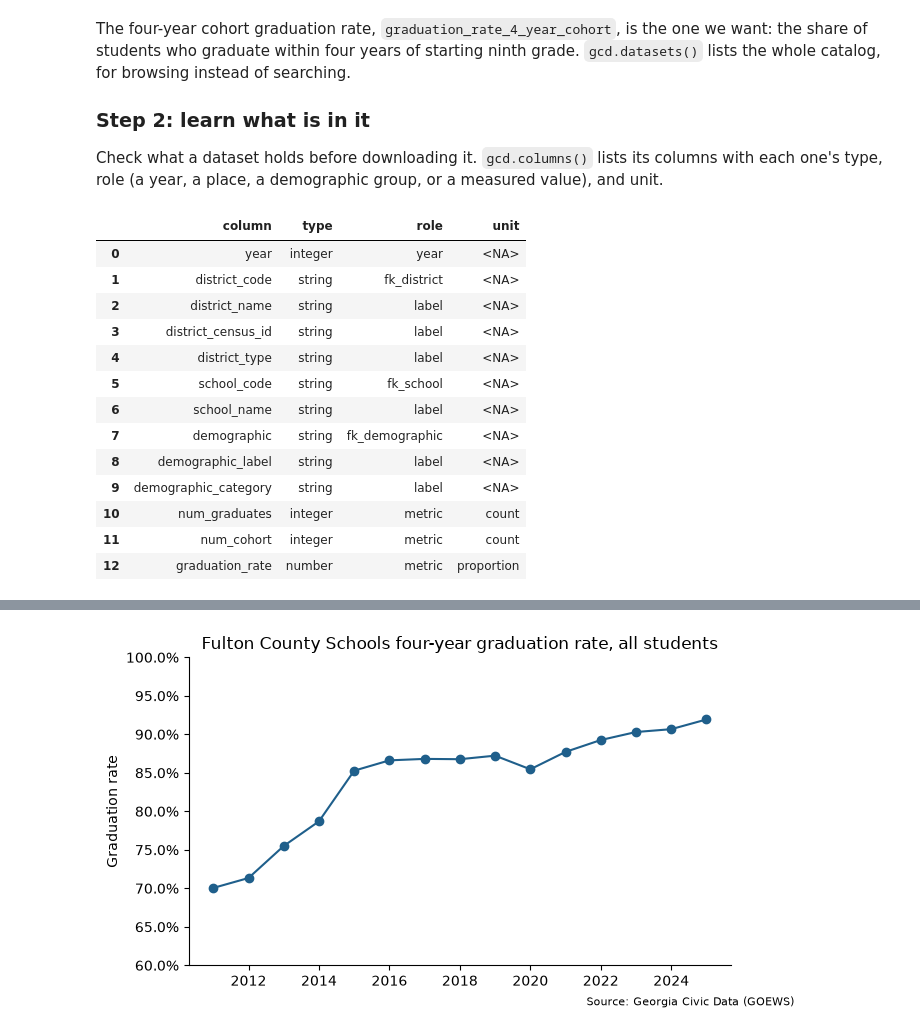
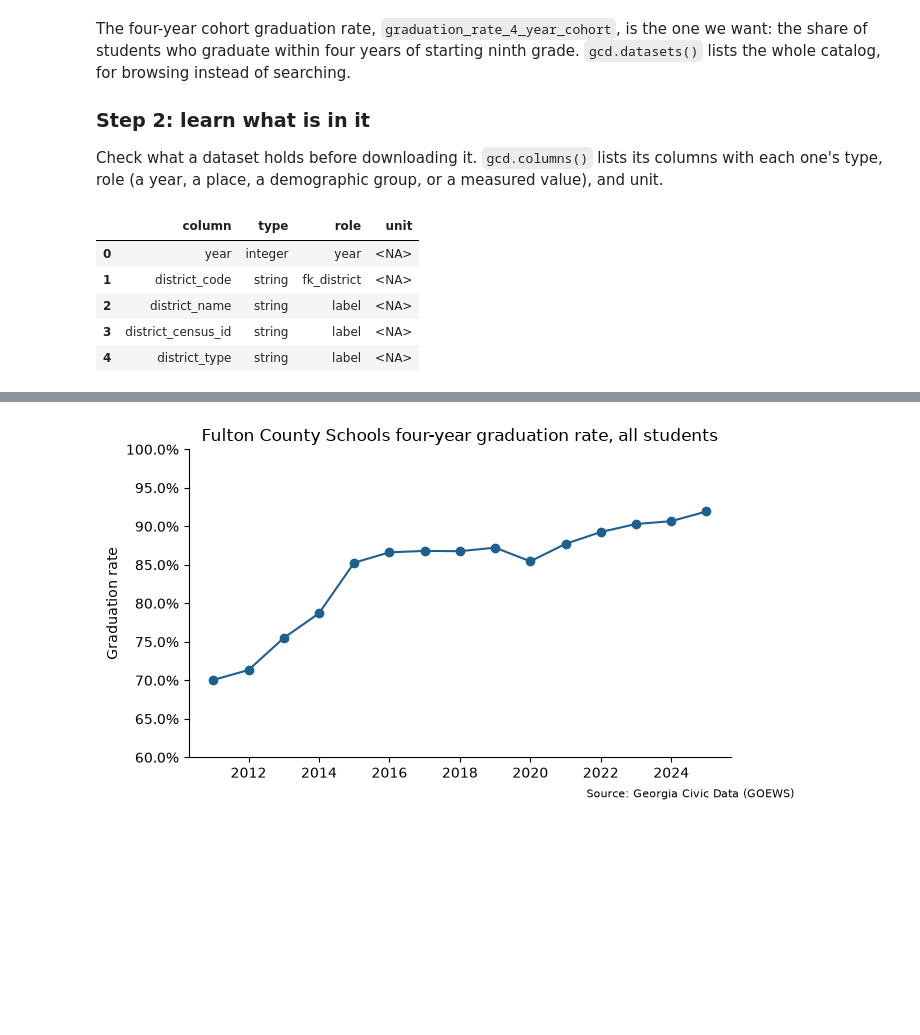
Before and after one commit to shanejorr/georgia-data-pypackage, a Jupyter notebook: docs/index.ipynb, the cells around one changed output, grey strips where cells are left out. Cells and saved outputs as stored; diff of their text form; code cells hidden in the pictures; blank space fills up the shorter version.

```diff
--- a/docs/index.ipynb
+++ b/docs/index.ipynb
@@ -107,19 +107,12 @@ Check what a dataset holds before downloading it. `gcd.columns()` lists its
 columns with each one's type, role (a year, a place, a demographic group, or
 a measured value), and unit.
 # %%
-gcd.columns("graduation_rate_4_year_cohort")[["column", "type", "role", "unit"]]
+cols = gcd.columns("graduation_rate_4_year_cohort")[["column", "type", "role", "unit"]]
+cols.head()
 # %% [output]
 |  | column | type | role | unit |
 | 0 | year | integer | year | <NA> |
 | 1 | district_code | string | fk_district | <NA> |
 | 2 | district_name | string | label | <NA> |
 | 3 | district_census_id | string | label | <NA> |
 | 4 | district_type | string | label | <NA> |
-| 5 | school_code | string | fk_school | <NA> |
-| 6 | school_name | string | label | <NA> |
-| 7 | demographic | string | fk_demographic | <NA> |
-| 8 | demographic_label | string | label | <NA> |
-| 9 | demographic_category | string | label | <NA> |
-| 10 | num_graduates | integer | metric | count |
-| 11 | num_cohort | integer | metric | count |
-| 12 | graduation_rate | number | metric | proportion |
```
Also changed, not shown: parts of 9 cells of this notebook, 8 other files.
